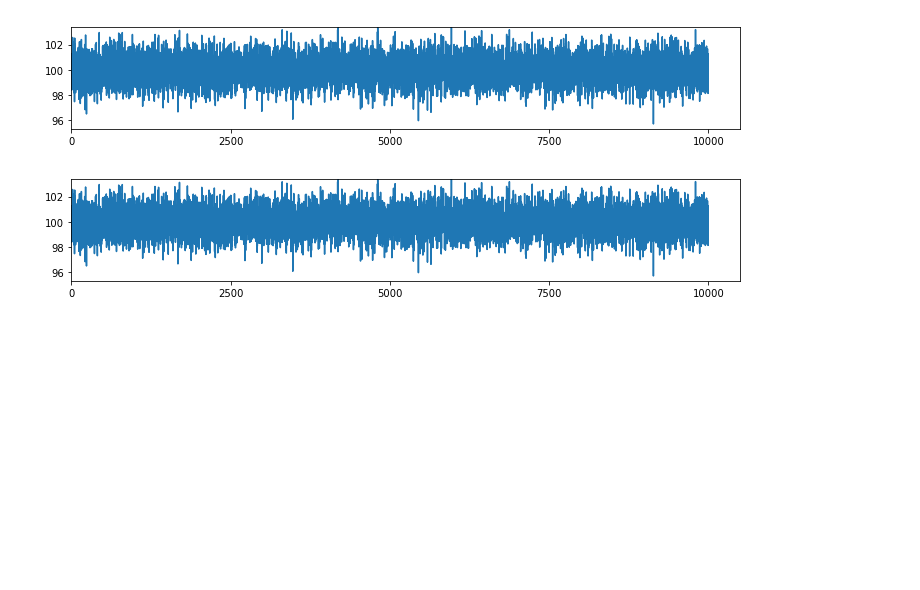
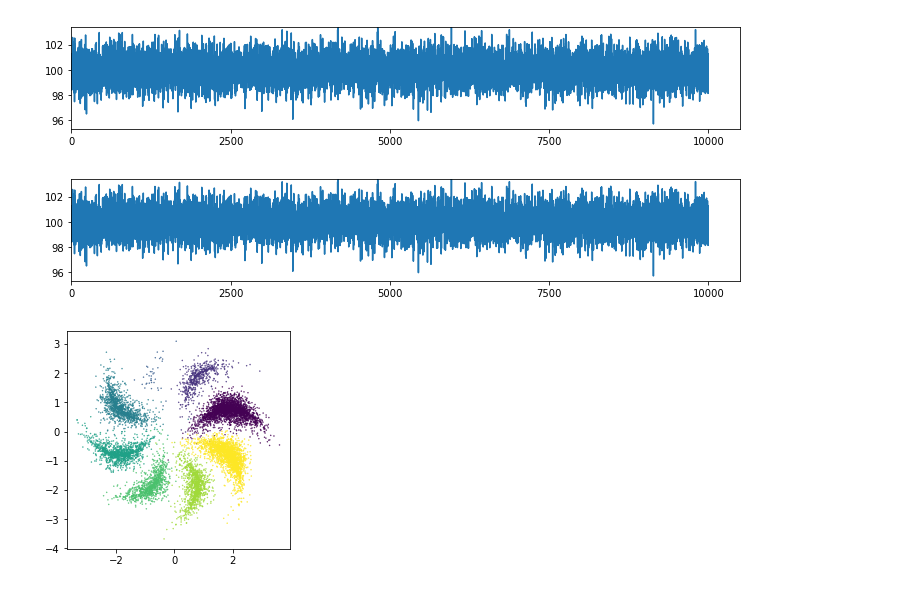
Before and after one commit to uesmgn/gw-ml, a Jupyter notebook: Untitled2.ipynb, the cells around one changed output. Drawn from its saved outputs; the diff is of its cells as text; code cells hidden in the pictures; blank space fills up the shorter version.

```diff
--- a/Untitled2.ipynb
+++ b/Untitled2.ipynb
@@ -286,3 +286,60 @@ plot(yy, ymax=max(yy), xmin=0)
 [figure]
 [figure]
 [figure]
+# %%
+import matplotlib.pyplot as plt
+%matplotlib inline
+import numpy as np
+
+def make_spiral_moons(n_samples=10000, k=4, noise=0.1, imbalance=True, padding=0.3, random_state=None):
+    np.random.seed(random_state)
+
+    x_stack = np.array([])
+    y_stack = np.array([])
+    labels = np.array([])
+
+    if imbalance:
+        sizes = _random_split(n_samples, k, random_state=random_state)
+    else:
+        eps = np.append(np.ones(n_samples % k), np.zeros(k - n_samples % k))
+        eps = np.random.permutation(eps).astype(np.int)
+        sizes = [n_samples // k + eps[i] for i in range(k-1)]
+        sizes.append(n_samples - np.sum(sizes))
+    for i in range(k):
+        size = sizes[i]
+        x = np.random.normal(loc=np.pi/2+padding, scale=0.5, size=size)
+        sin_gauss = np.sin(np.linspace(0, np.pi, size)) * (np.random.normal(loc=0, scale=noise, size=size))
+        y = np.sin(x - padding) - .2 + sin_gauss
+        theta = 2*np.pi * i / k
+        x_ = np.cos(theta)*x - np.sin(theta)*y
+        y_ = np.sin(theta)*x + np.cos(theta)*y
+        label = (np.ones(len(x_)) * i).astype(np.int)
+        x_stack = np.append(x_stack, x_)
+        y_stack = np.append(y_stack, y_)
+        labels = np.append(labels, label)
+    x_stack = np.ravel(x_stack)
+    y_stack = np.ravel(y_stack)
+    labels = np.ravel(labels)
+    return x_stack, y_stack, labels
+
+def _random_split(n_samples, k, random_state=None):
+    np.random.seed(random_state)
+    div = np.random.choice(list(range(1, n_samples-1)), k-1, replace=False).astype(np.int)
+    div = np.sort(div)
+    div = np.append(div, n_samples)
+    ret = []
+    x = 0
+    for i in range(k):
+        x_ = div[i] - x
+        ret.append(x_)
+        x = div[i]
+    return ret
+
+
+
+x, y, labels = make_spiral_moons(k=8, noise=0.3, imbalance=True)
+plt.scatter(x, y, c=labels, s=0.2)
+plt.gca().set_aspect('equal')
+plt.show()
+# %% [output]
+[figure, added]
```
Also changed, not shown: parts of 4 cells of this notebook, 5 other files.
